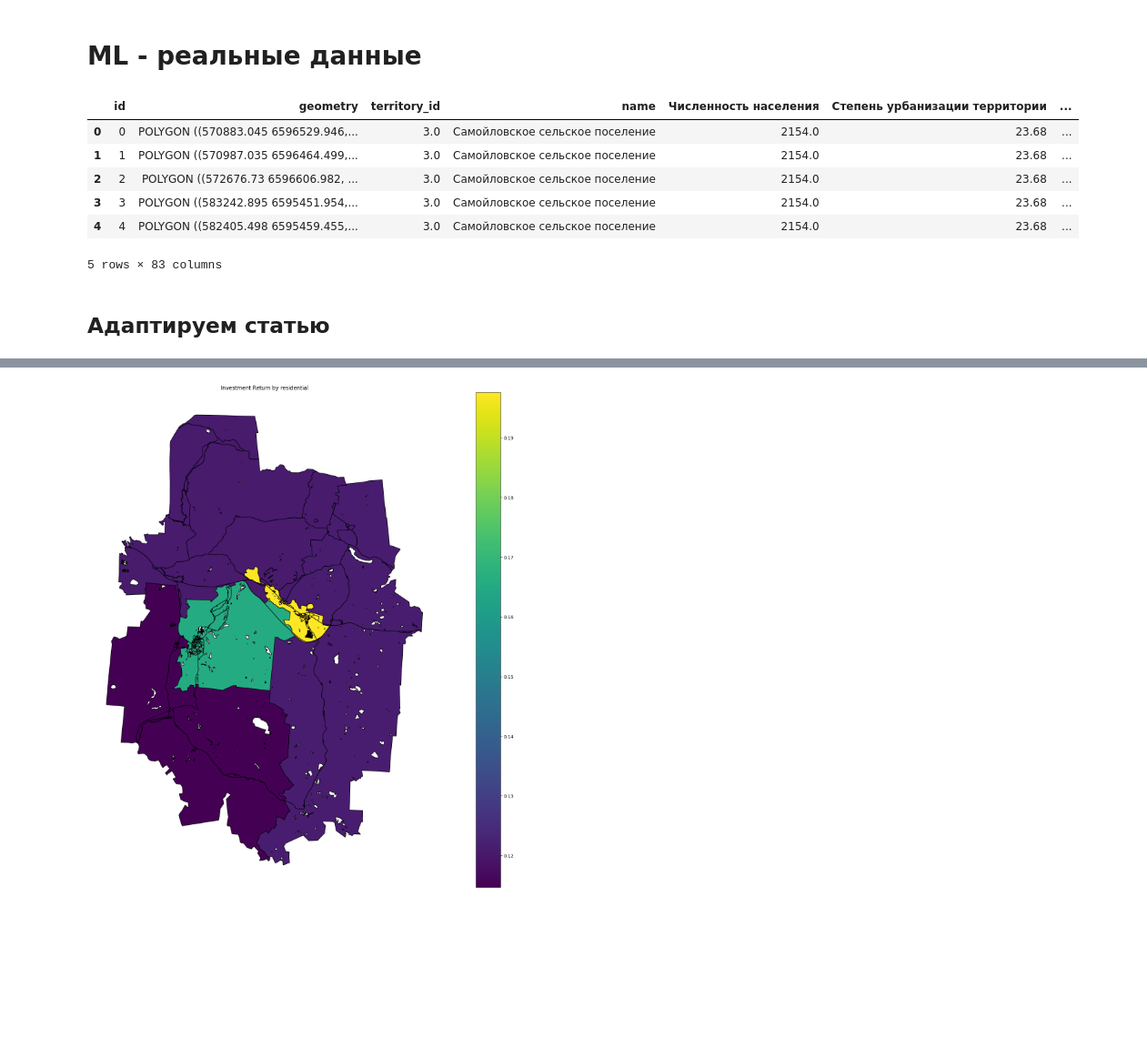
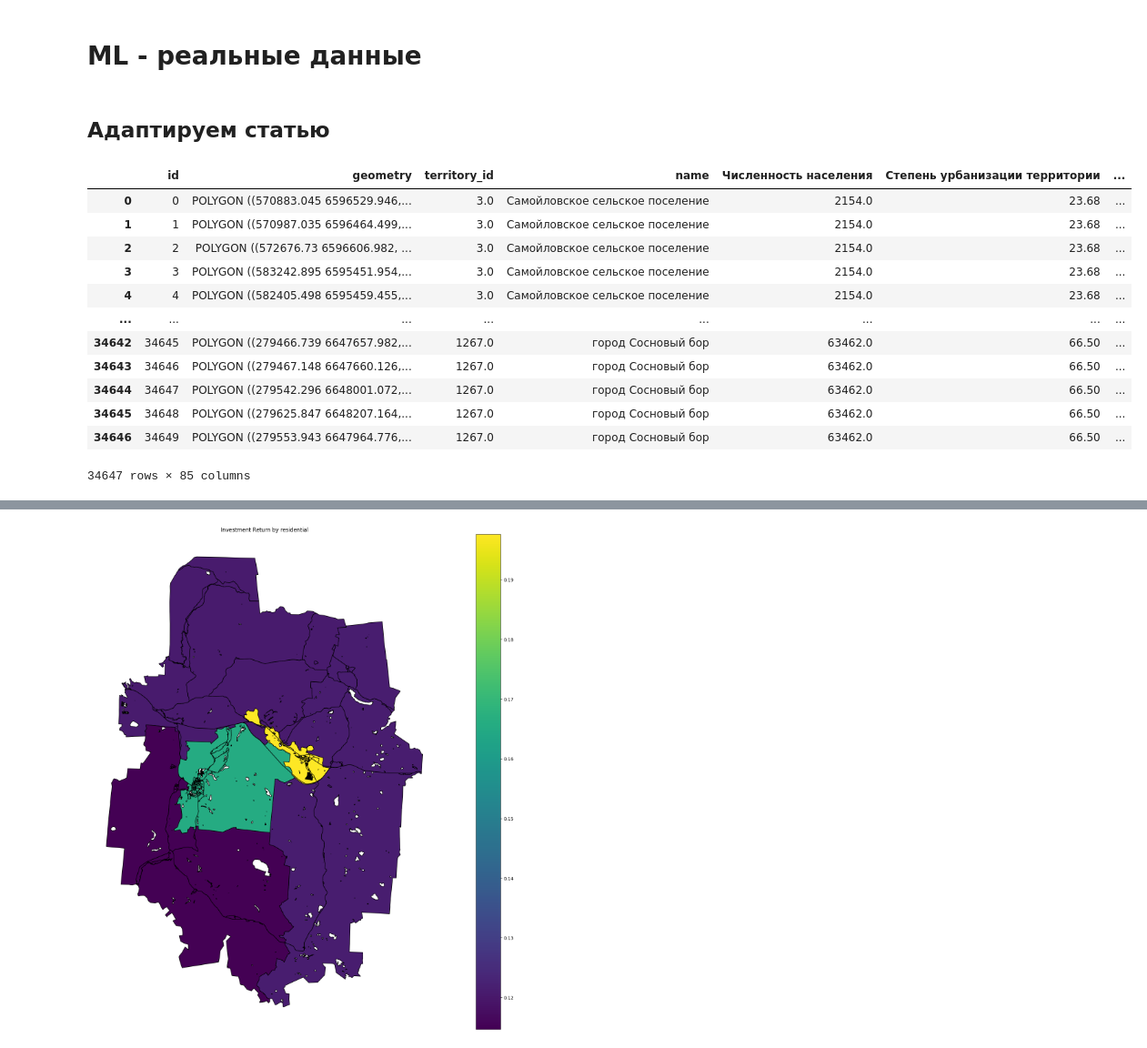
Before and after one commit to Mvin8/Urbanomy, a Jupyter notebook: examples/F37 v2.ipynb, the cells around one changed output, grey strips where cells are left out. Shown at 91% size. Drawn from its saved outputs; the diff is of its cells as text; code cells hidden in the pictures; blank space fills up the shorter version.

```diff
--- a/examples/F37 v2.ipynb
+++ b/examples/F37 v2.ipynb
@@ -11,16 +22,5 @@ import matplotlib.pyplot as plt
 # %% [markdown]
 # ML - реальные данные
-# %%
-gdf = gpd.read_parquet('data/blocks_indicator.parquet').to_crs(32636)
-gdf.head()
-# %% [output]
-|  | id | geometry | territory_id | name | Численность населения | Степень урбанизации территории | ... |
-| 0 | 0 | POLYGON ((570883.045 6596529.946,... | 3.0 | Самойловское сельское поселение | 2154.0 | 23.68 | ... |
-| 1 | 1 | POLYGON ((570987.035 6596464.499,... | 3.0 | Самойловское сельское поселение | 2154.0 | 23.68 | ... |
-| 2 | 2 | POLYGON ((572676.73 6596606.982, ... | 3.0 | Самойловское сельское поселение | 2154.0 | 23.68 | ... |
-| 3 | 3 | POLYGON ((583242.895 6595451.954,... | 3.0 | Самойловское сельское поселение | 2154.0 | 23.68 | ... |
-| 4 | 4 | POLYGON ((582405.498 6595459.455,... | 3.0 | Самойловское сельское поселение | 2154.0 | 23.68 | ... |
-5 rows × 83 columns
 # %% [markdown]
 ## Адаптируем статью
 # %%
@@ -210,6 +210,23 @@ def evaluate_model(model, X_train, X_test, y_train, y_test):
         'mape_train': mape_train, 'mape_test': mape_test,
         'nrmse_train': nrmse_train, 'nrmse_test': nrmse_test
     }
+# %%
+df_with_returns = calculate_investment_return(gdf, 'residential')  # gdf - ваш исходный GeoDataFrame
+df_with_returns
+# %% [output]
+|  | id | geometry | territory_id | name | Численность населения | Степень урбанизации территории | ... |
+| 0 | 0 | POLYGON ((570883.045 6596529.946,... | 3.0 | Самойловское сельское поселение | 2154.0 | 23.68 | ... |
+| 1 | 1 | POLYGON ((570987.035 6596464.499,... | 3.0 | Самойловское сельское поселение | 2154.0 | 23.68 | ... |
+| 2 | 2 | POLYGON ((572676.73 6596606.982, ... | 3.0 | Самойловское сельское поселение | 2154.0 | 23.68 | ... |
+| 3 | 3 | POLYGON ((583242.895 6595451.954,... | 3.0 | Самойловское сельское поселение | 2154.0 | 23.68 | ... |
+| 4 | 4 | POLYGON ((582405.498 6595459.455,... | 3.0 | Самойловское сельское поселение | 2154.0 | 23.68 | ... |
+| ... | ... | ... | ... | ... | ... | ... | ... |
+| 34642 | 34645 | POLYGON ((279466.739 6647657.982,... | 1267.0 | город Сосновый бор | 63462.0 | 66.50 | ... |
+| 34643 | 34646 | POLYGON ((279467.148 6647660.126,... | 1267.0 | город Сосновый бор | 63462.0 | 66.50 | ... |
+| 34644 | 34647 | POLYGON ((279542.296 6648001.072,... | 1267.0 | город Сосновый бор | 63462.0 | 66.50 | ... |
+| 34645 | 34648 | POLYGON ((279625.847 6648207.164,... | 1267.0 | город Сосновый бор | 63462.0 | 66.50 | ... |
+| 34646 | 34649 | POLYGON ((279553.943 6647964.776,... | 1267.0 | город Сосновый бор | 63462.0 | 66.50 | ... |
+34647 rows × 85 columns
 # %%
 # Основной код обучения
 df_with_returns = calculate_investment_return(gdf, 'transport')  # gdf - ваш исходный GeoDataFrame
```
Also changed, not shown: parts of 15 cells of this notebook, 3 other files.
